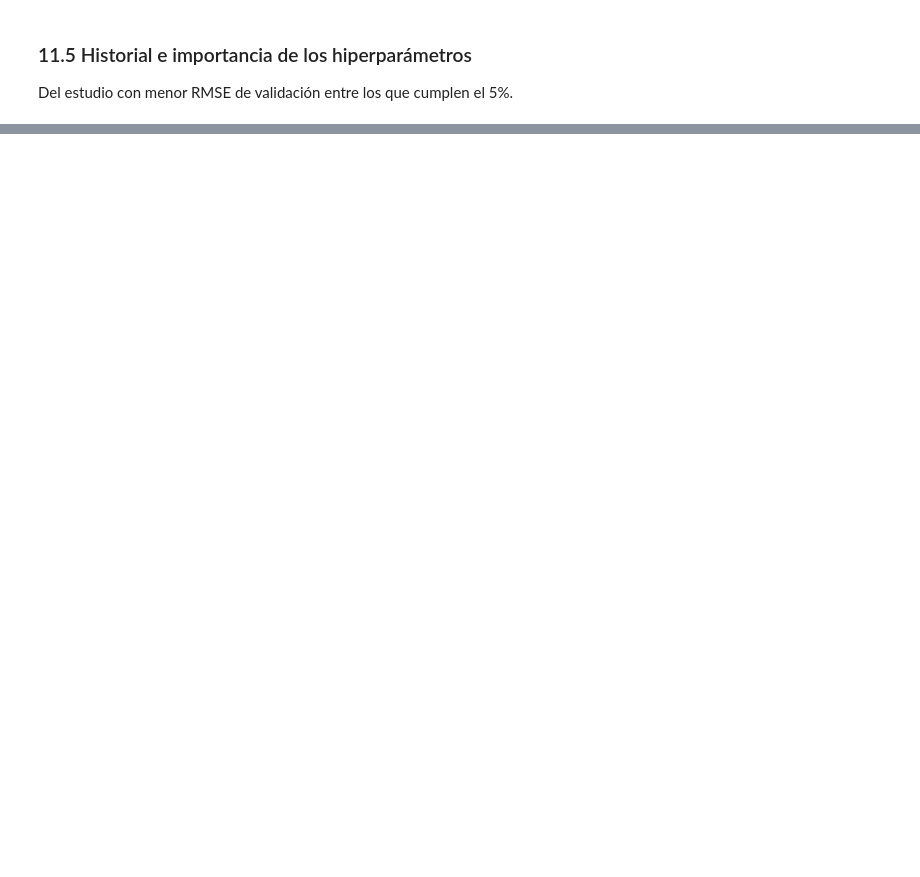
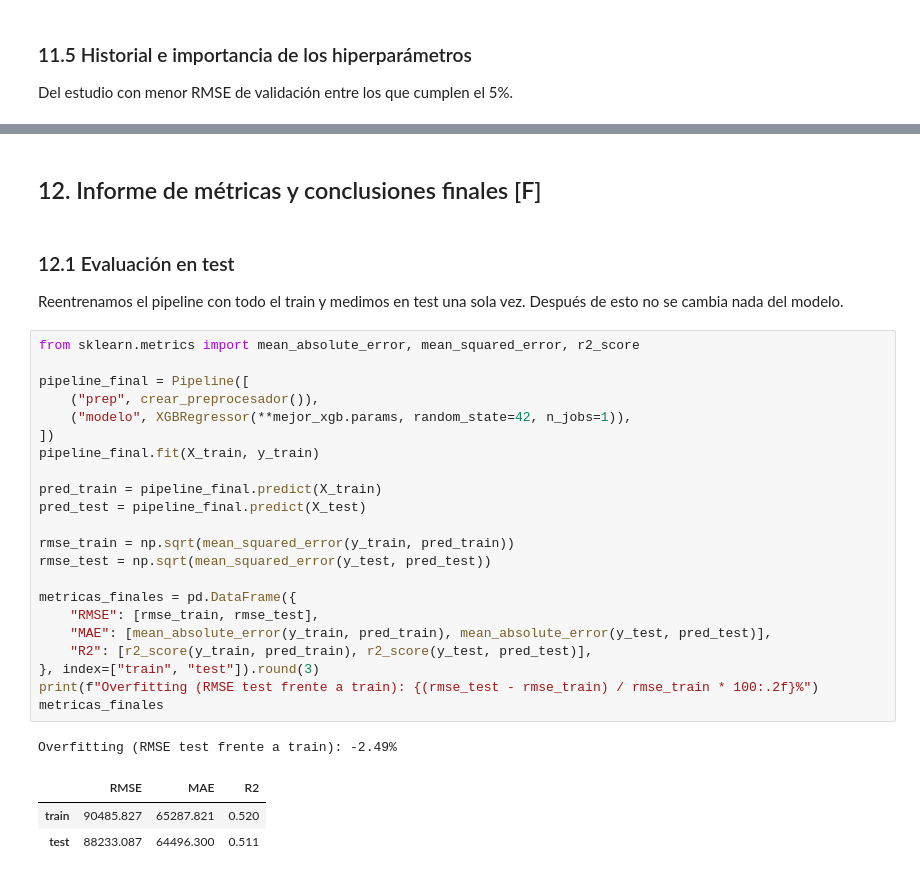
Before and after one commit to Bootcamp-DA-P3/ML_project_UCI_Credit_Card_data, a Jupyter notebook: notebooks/proyecto_regresion.ipynb, the cells around one changed output, grey strips where cells are left out. Drawn from its saved outputs; the diff is of its cells as text; blank space fills up the shorter version.

```diff
--- a/notebooks/proyecto_regresion.ipynb
+++ b/notebooks/proyecto_regresion.ipynb
@@ -1405,0 +1430,33 @@ plt.show()
+# %% [markdown]
+## 12. Informe de métricas y conclusiones finales [F]
+# %% [markdown]
+### 12.1 Evaluación en test
+
+Reentrenamos el pipeline con todo el train y medimos en test una sola vez. Después de esto no se cambia nada del modelo.
+# %%
+from sklearn.metrics import mean_absolute_error, mean_squared_error, r2_score
+
+pipeline_final = Pipeline([
+    ("prep", crear_preprocesador()),
+    ("modelo", XGBRegressor(**mejor_xgb.params, random_state=42, n_jobs=1)),
+])
+pipeline_final.fit(X_train, y_train)
+
+pred_train = pipeline_final.predict(X_train)
+pred_test = pipeline_final.predict(X_test)
+
+rmse_train = np.sqrt(mean_squared_error(y_train, pred_train))
+rmse_test = np.sqrt(mean_squared_error(y_test, pred_test))
+
+metricas_finales = pd.DataFrame({
+    "RMSE": [rmse_train, rmse_test],
+    "MAE": [mean_absolute_error(y_train, pred_train), mean_absolute_error(y_test, pred_test)],
+    "R2": [r2_score(y_train, pred_train), r2_score(y_test, pred_test)],
+}, index=["train", "test"]).round(3)
+print(f"Overfitting (RMSE test frente a train): {(rmse_test - rmse_train) / rmse_train * 100:.2f}%")
+metricas_finales
+# %% [output]
+Overfitting (RMSE test frente a train): -2.49%
+|  | RMSE | MAE | R2 |
+| train | 90485.827 | 65287.821 | 0.520 |
+| test | 88233.087 | 64496.300 | 0.511 |
```
Also changed, not shown: parts of 14 cells of this notebook, 3 other files.
